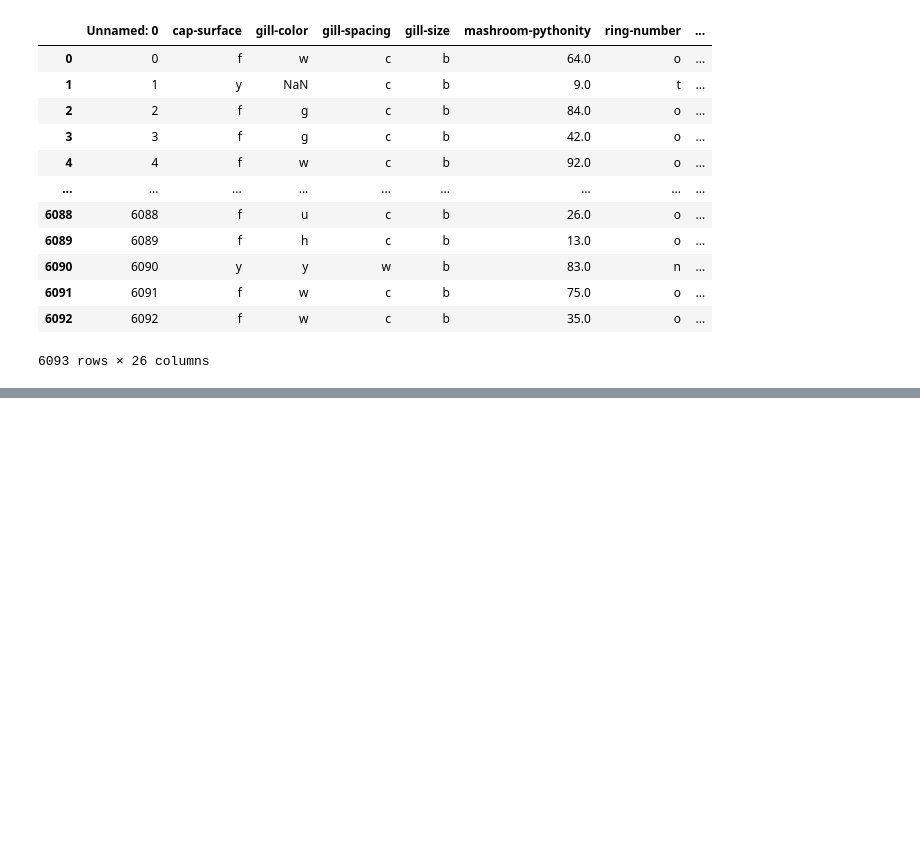
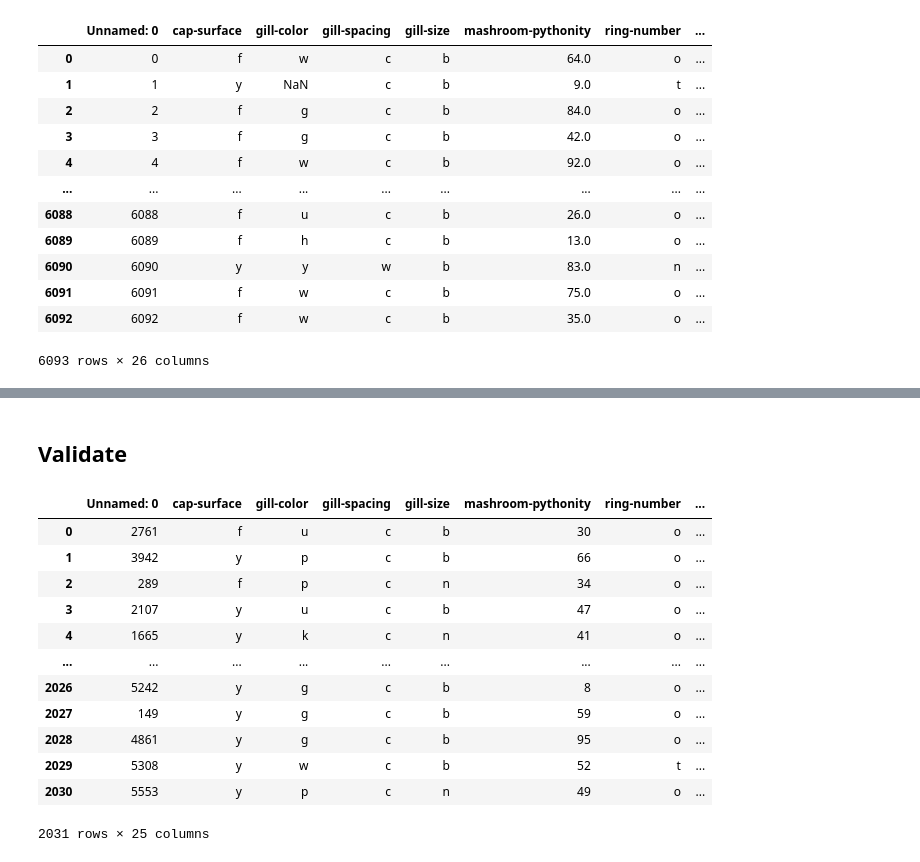
Before and after one commit to dagmarschierova/Pyladies_data_course, a Jupyter notebook: Domaci_projekt_eHouba.ipynb, the cells around one changed output, grey strips where cells are left out. Cells and saved outputs as stored; diff of their text form; code cells hidden in the pictures; blank space fills up the shorter version.

```diff
--- a/Domaci_projekt_eHouba.ipynb
+++ b/Domaci_projekt_eHouba.ipynb
@@ -166,0 +410,19 @@ Image(graph.create_png())
+# %% [markdown]
+## Validate
+# %%
+df_validate = pd.read_csv('projekt/houbicky_k_ohodnoceni.csv')
+df_validate
+# %% [output]
+|  | Unnamed: 0 | cap-surface | gill-color | gill-spacing | gill-size | mashroom-pythonity | ring-number | ... |
+| 0 | 2761 | f | u | c | b | 30 | o | ... |
+| 1 | 3942 | y | p | c | b | 66 | o | ... |
+| 2 | 289 | f | p | c | n | 34 | o | ... |
+| 3 | 2107 | y | u | c | b | 47 | o | ... |
+| 4 | 1665 | y | k | c | n | 41 | o | ... |
+| ... | ... | ... | ... | ... | ... | ... | ... | ... |
+| 2026 | 5242 | y | g | c | b | 8 | o | ... |
+| 2027 | 149 | y | g | c | b | 59 | o | ... |
+| 2028 | 4861 | y | g | c | b | 95 | o | ... |
+| 2029 | 5308 | y | w | c | b | 52 | t | ... |
+| 2030 | 5553 | y | p | c | n | 49 | o | ... |
+2031 rows × 25 columns
```
Also changed, not shown: parts of 41 cells of this notebook.
